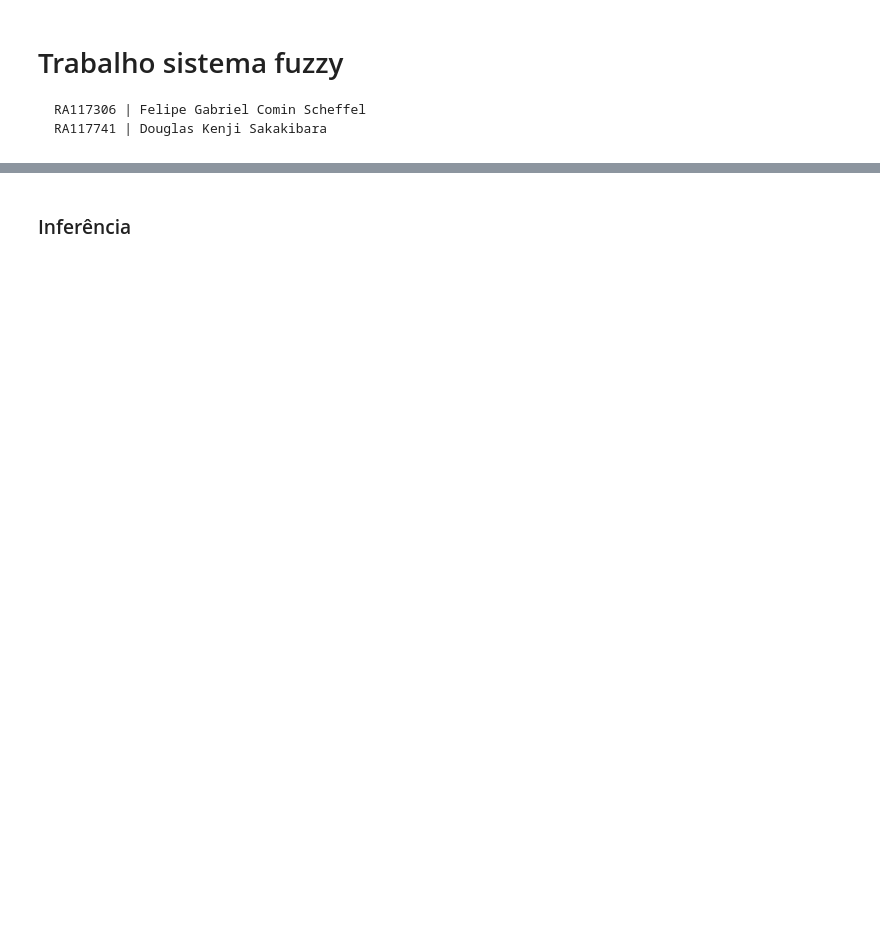
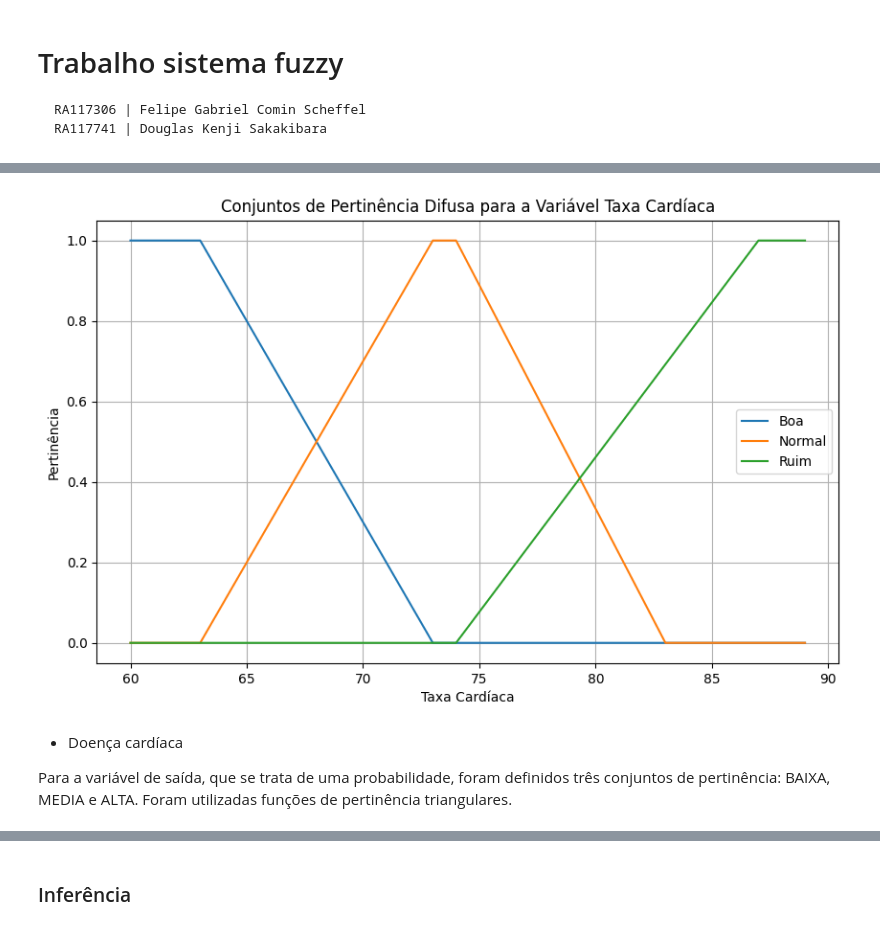
Before and after one commit to DouglasKenjiSakakibara01/logica-fuzzy, a Jupyter notebook: trab01.ipynb, the cells around one changed output, grey strips where cells are left out. Drawn from its saved outputs; the diff is of its cells as text; code cells hidden in the pictures; blank space fills up the shorter version.

```diff
--- a/trab01.ipynb
+++ b/trab01.ipynb
@@ -62,0 +213,30 @@ Considerando o intervalo [a, b], sendo c o pico do triângulo, dentro desse inte
+# %%
+def plot_fuzzy_taxa():
+    sample_values = np.arange(60, 90, 1)
+
+    fps_values = [fps_taxa(value) for value in sample_values]
+
+    boa_values = [value[0] for value in fps_values]
+    normal_values = [value[1] for value in fps_values]
+    idoso_values = [value[2] for value in fps_values]
+
+    plt.figure(figsize=(10, 6))
+
+    plt.plot(sample_values, boa_values, label='Boa')
+    plt.plot(sample_values, normal_values, label='Normal')
+    plt.plot(sample_values, idoso_values, label='Ruim')
+
+    plt.title('Conjuntos de Pertinência Difusa para a Variável Taxa Cardíaca')
+    plt.xlabel('Taxa Cardíaca')
+    plt.ylabel('Pertinência')
+    plt.legend()
+    plt.grid(True)
+    plt.show()
+
+plot_fuzzy_taxa()
+# %% [output]
+[figure, added]
+# %% [markdown]
+- Doença cardíaca
+
+Para a variável de saída, que se trata de uma probabilidade, foram definidos três conjuntos de pertinência: BAIXA, MEDIA e ALTA. Foram utilizadas funções de pertinência triangulares.
```
Also changed, not shown: parts of 33 cells of this notebook, 1 other file.
